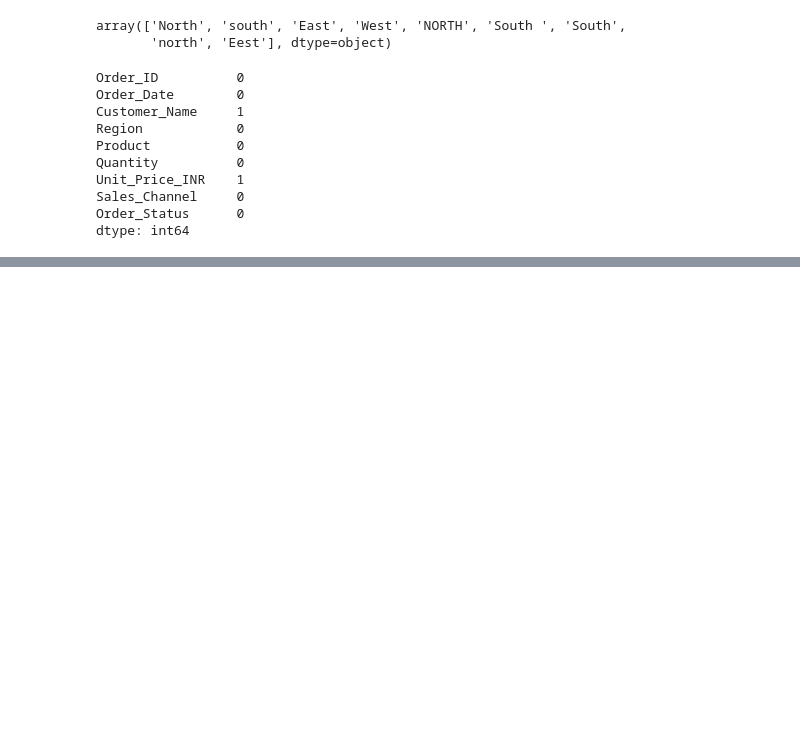
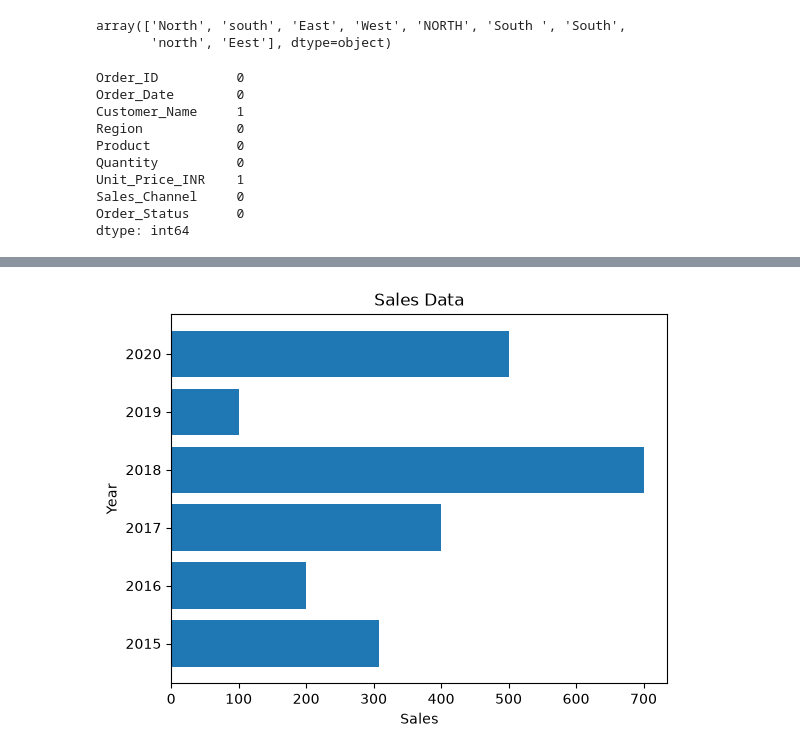
Before and after one commit to RituRai-03/HCL-Training, a Jupyter notebook: Day-03.ipynb, the cells around one changed output, grey strips where cells are left out. Cells and saved outputs as stored; diff of their text form; code cells hidden in the pictures; blank space fills up the shorter version.

```diff
--- a/Day-03.ipynb
+++ b/Day-03.ipynb
@@ -147,0 +208,8 @@ dtype: int64
+# %%
+plt.barh(year, sales)
+plt.xlabel("Sales")
+plt.ylabel("Year")
+plt.title("Sales Data")
+plt.show()
+# %% [output]
+[figure, added]
```
Also changed, not shown: parts of 13 cells of this notebook.
